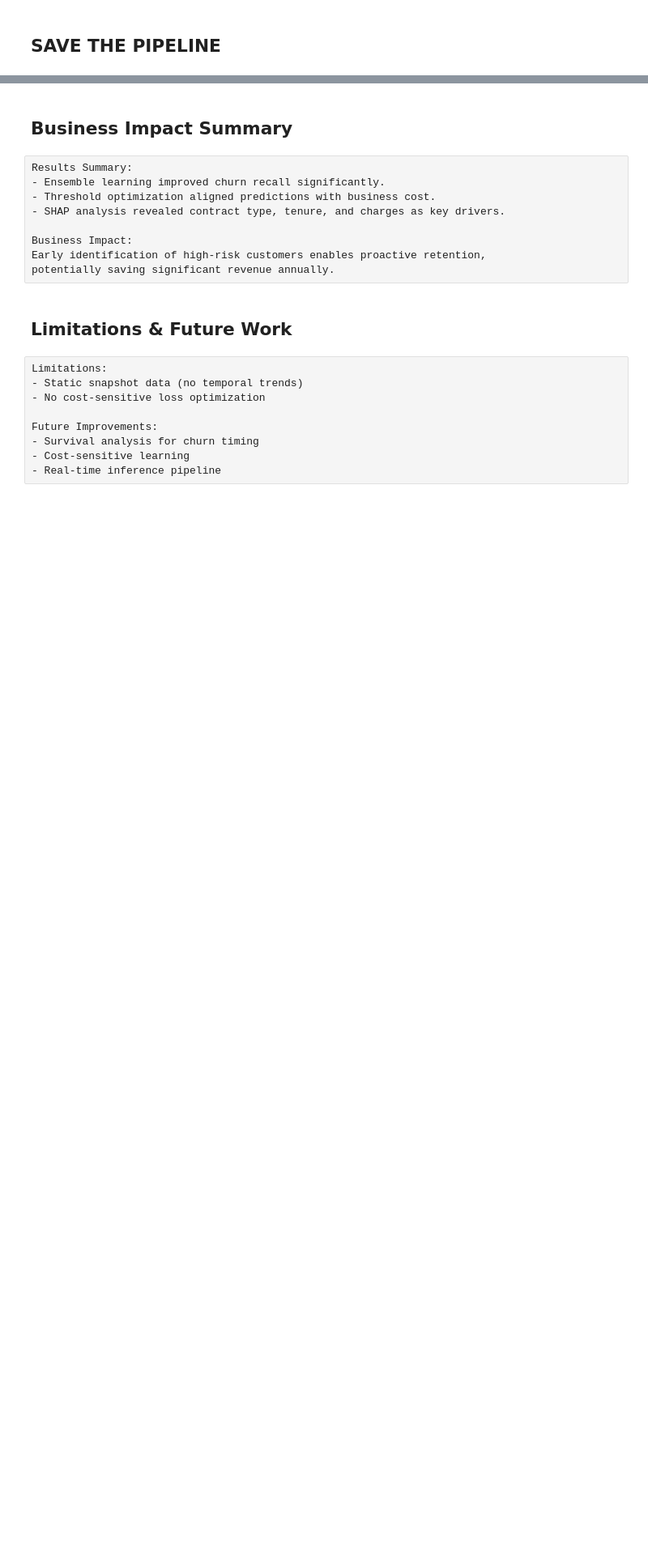
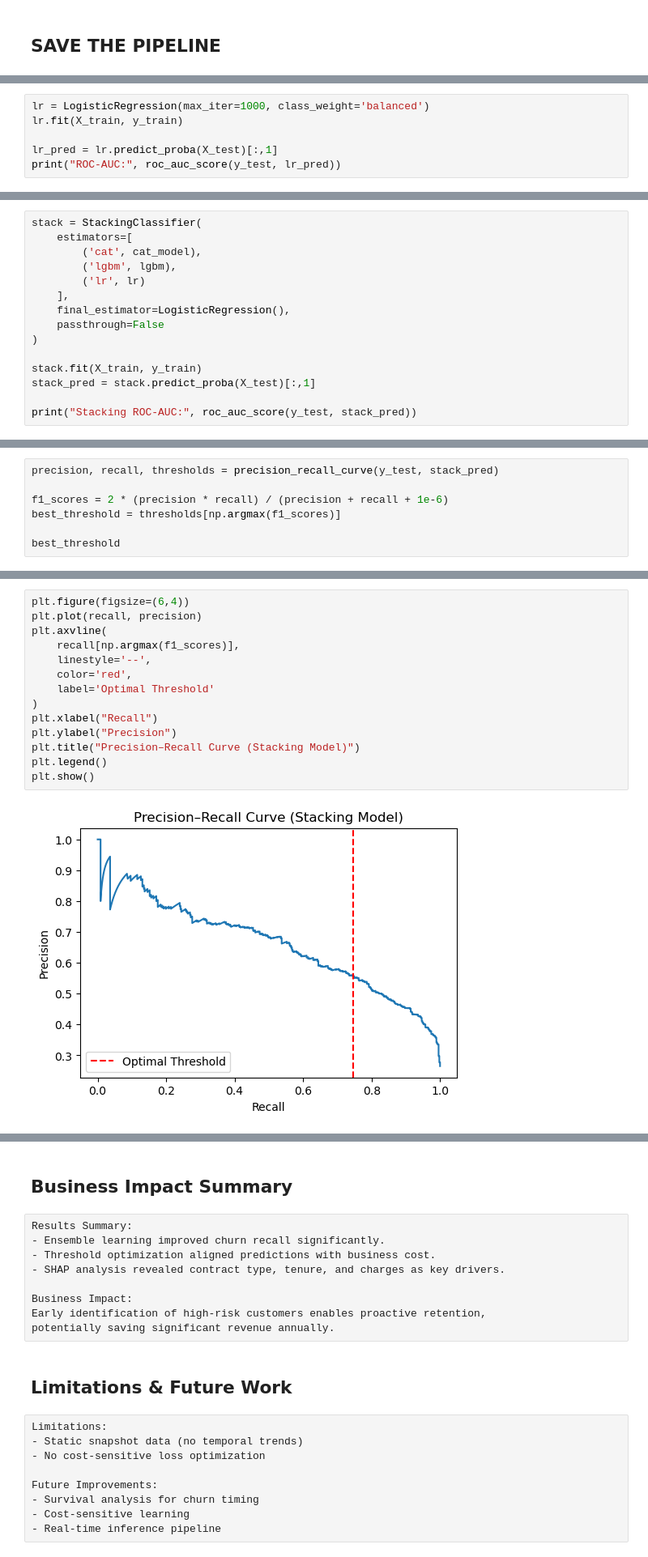
Before and after one commit to PurvaTonde28/Customer_Churn_Prediction-ML, a Jupyter notebook: cust_churn_prediction_newest.ipynb, the cells around one changed output, grey strips where cells are left out. Shown at 81% size. Cells and saved outputs as stored; diff of their text form; blank space fills up the shorter version.

```diff
--- a/cust_churn_prediction_newest.ipynb
+++ b/cust_churn_prediction_newest.ipynb
@@ -441,0 +398,6 @@ joblib.dump(best_threshold, "threshold.pkl")
+# %%
+lr = LogisticRegression(max_iter=1000, class_weight='balanced')
+lr.fit(X_train, y_train)
+
+lr_pred = lr.predict_proba(X_test)[:,1]
+print("ROC-AUC:", roc_auc_score(y_test, lr_pred))
@@ -441,0 +534,15 @@ joblib.dump(best_threshold, "threshold.pkl")
+# %%
+stack = StackingClassifier(
+    estimators=[
+        ('cat', cat_model),
+        ('lgbm', lgbm),
+        ('lr', lr)
+    ],
+    final_estimator=LogisticRegression(),
+    passthrough=False
+)
+
+stack.fit(X_train, y_train)
+stack_pred = stack.predict_proba(X_test)[:,1]
+
+print("Stacking ROC-AUC:", roc_auc_score(y_test, stack_pred))
@@ -441,0 +569,7 @@ joblib.dump(best_threshold, "threshold.pkl")
+# %%
+precision, recall, thresholds = precision_recall_curve(y_test, stack_pred)
+
+f1_scores = 2 * (precision * recall) / (precision + recall + 1e-6)
+best_threshold = thresholds[np.argmax(f1_scores)]
+
+best_threshold
@@ -441,0 +598,16 @@ joblib.dump(best_threshold, "threshold.pkl")
+# %%
+plt.figure(figsize=(6,4))
+plt.plot(recall, precision)
+plt.axvline(
+    recall[np.argmax(f1_scores)],
+    linestyle='--',
+    color='red',
+    label='Optimal Threshold'
+)
+plt.xlabel("Recall")
+plt.ylabel("Precision")
+plt.title("Precision–Recall Curve (Stacking Model)")
+plt.legend()
+plt.show()
+# %% [output]
+[figure, added]
```
Also changed, not shown: parts of 52 cells of this notebook.
